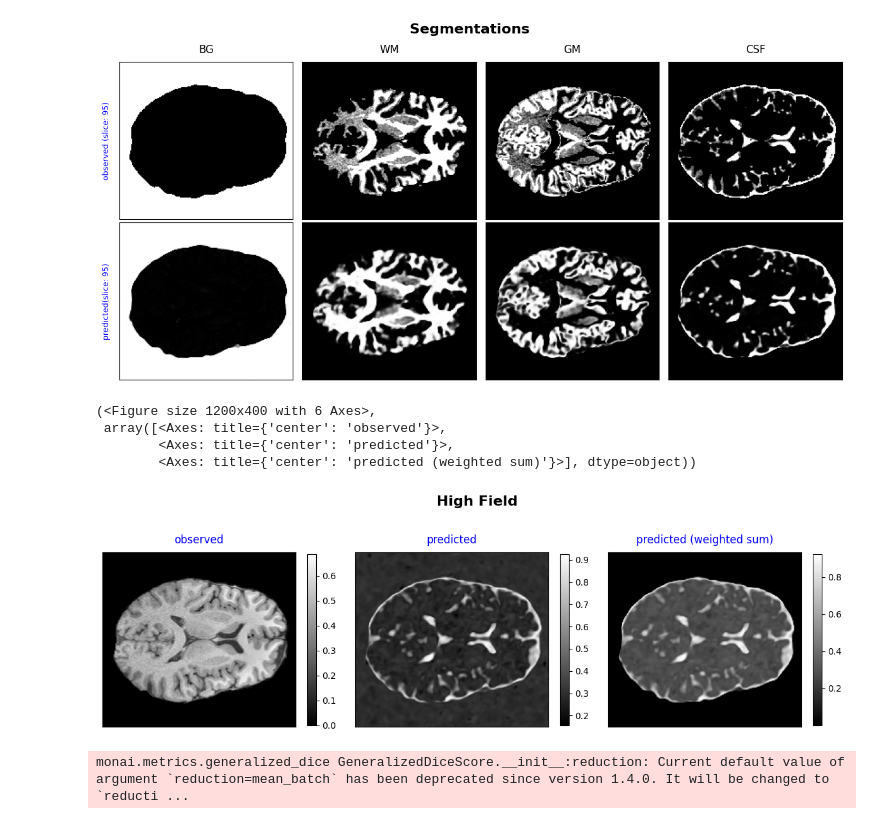
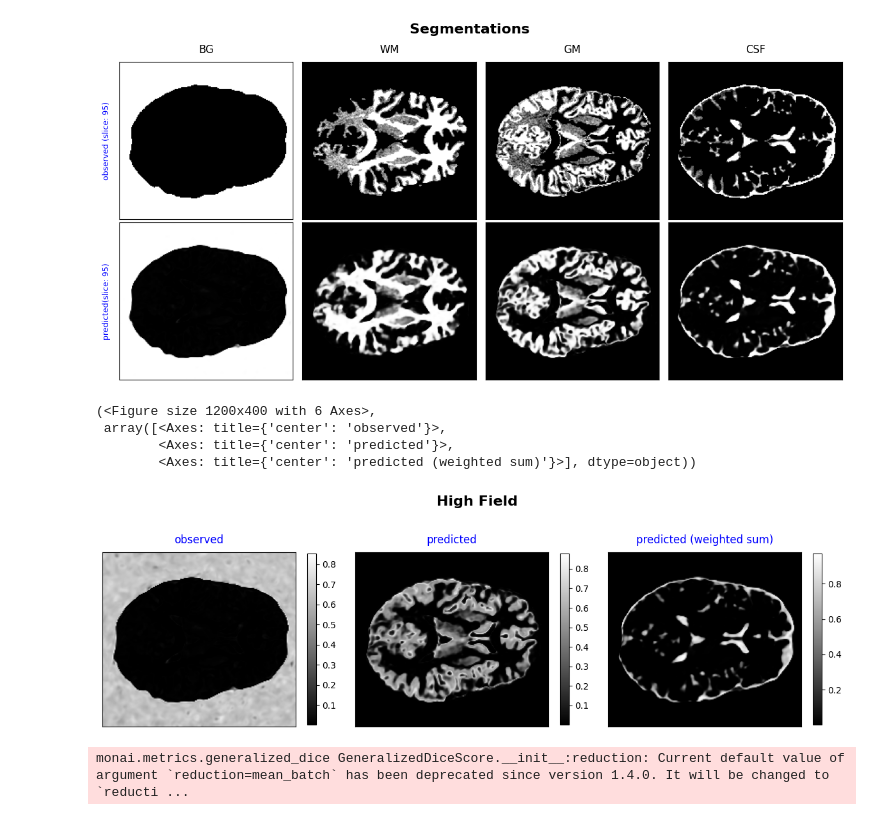
Before and after one commit to pranav-ind/hulfsynth, a Jupyter notebook: inference2.ipynb, the cells around one changed output. Saved outputs shown, nothing was run; the diff lists cells and outputs as text; code cells hidden in the pictures.

```diff
--- a/inference2.ipynb
+++ b/inference2.ipynb
@@ -377,16 +377,18 @@ def plot_3_images_row(images, titles=None, figsize=(12, 4), cmap='gray',  suptit
 # %%
 slice_num = 95
 final_img = (predictions * pred_seg[1]) + (predictions * pred_seg[2]) + (predictions * pred_seg[3]) #+ (predictions * pred_seg[0])
 # plt.imshow(final_img[:,:,95], cmap='gray')
+
 images = [norm(torch.from_numpy(hf_ground_truth))[:,:,slice_num] , predictions[:,:,slice_num], final_img[:,:,slice_num]]
+images2 = [norm(predictions * pred_seg[0])[:,:,slice_num] , norm((predictions * pred_seg[2]))[:,:,slice_num], norm((predictions * pred_seg[3]))[:,:,slice_num]]
 titles = ['observed', 'predicted', 'predicted (weighted sum)']
-plot_3_images_row(images, titles=titles, figsize=(12, 4), cmap='gray',  suptitle='High Field', save_path=None, dpi=100, show_colorbar=True)
+plot_3_images_row(images2, titles=titles, figsize=(12, 4), cmap='gray',  suptitle='High Field', save_path=None, dpi=100, show_colorbar=True)
 # %% [output]
 (<Figure size 1200x400 with 6 Axes>,
  array([<Axes: title={'center': 'observed'}>,
         <Axes: title={'center': 'predicted'}>,
         <Axes: title={'center': 'predicted (weighted sum)'}>], dtype=object))
-[figure, old version]
+[figure, new version]
 # %%
 dice_score = monai.metrics.DiceMetric()
 dice2 = monai.metrics.GeneralizedDiceScore()
```
Also changed, not shown: 1 other file.
